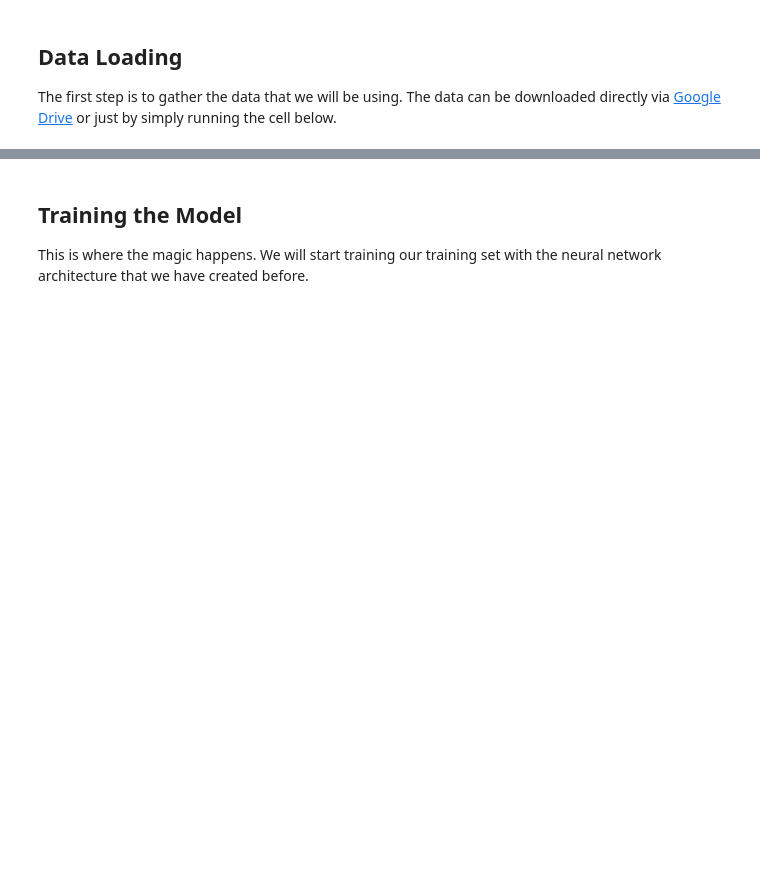
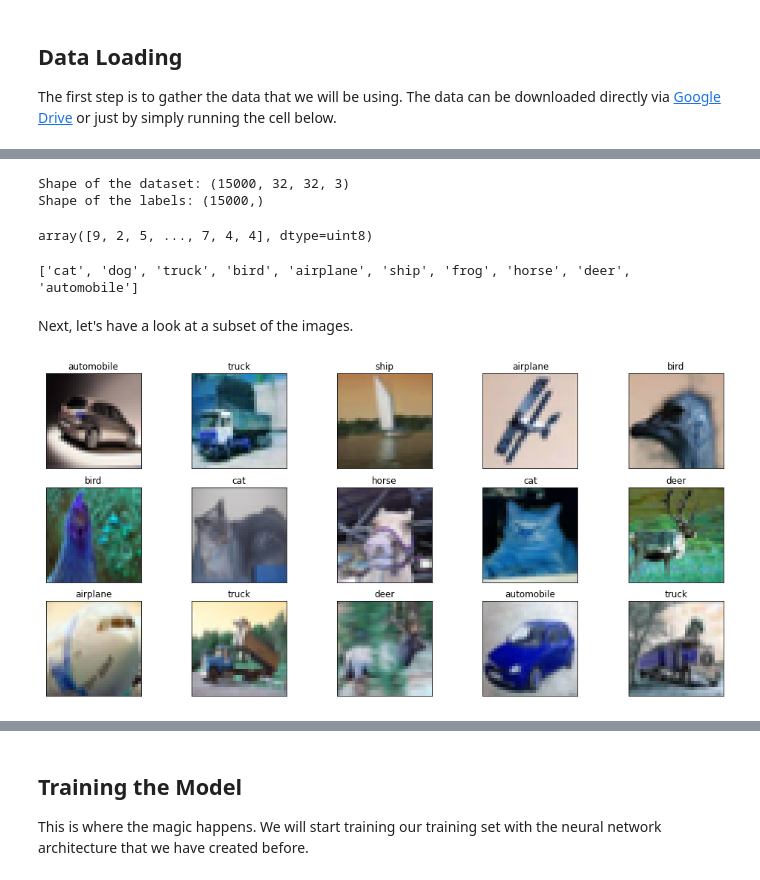
Before and after one commit to UCLAIS/doxa-challenges, a Jupyter notebook: Challenge-2/starter-SOLUTION.ipynb, the cells around one changed output, grey strips where cells are left out. Cells and saved outputs as stored; diff of their text form; code cells hidden in the pictures; blank space fills up the shorter version.

```diff
--- a/Challenge-2/starter-SOLUTION.ipynb
+++ b/Challenge-2/starter-SOLUTION.ipynb
@@ -93,11 +75,0 @@ Next, let's have a look on a subset of the images we have
-# %%
-fig, axes = plt.subplots(ncols=5, nrows=3, figsize=(17, 8))
-index = 0
-for i in range(3):
-    for j in range(5):
-        axes[i,j].set_title(label_name[label[index]])
-        axes[i,j].imshow(data[index])
-        axes[i,j].get_xaxis().set_visible(False)
-        axes[i,j].get_yaxis().set_visible(False)
-        index += 1
-plt.show()
@@ -206,0 +78,10 @@ Go to this [cool website](http://alexlenail.me/NN-SVG/index.html) where you can
+# %%
+# Select either the "small" dataset or the "large" dataset
+DATASET = "small"
+# DATASET = "large"
+
+# Load the saved .npz file
+data_original = np.load(f"./data/train_{DATASET}.npz")["data"]
+
+# Load the labels
+labels = np.genfromtxt(f"./data/train_{DATASET}_label.csv").astype("uint8")
@@ -206,0 +97,34 @@ Go to this [cool website](http://alexlenail.me/NN-SVG/index.html) where you can
+# %%
+# Let's have a look at the shape of our training and testing set
+print(f"Shape of the dataset: {data.shape}")
+print(f"Shape of the labels: {labels.shape}")
+# %% [output]
+Shape of the dataset: (15000, 32, 32, 3)
+Shape of the labels: (15000,)
+# %%
+labels
+# %% [output]
+array([9, 2, 5, ..., 7, 4, 4], dtype=uint8)
+# %%
+# Print the labels
+label_names = open("./data/label.txt").read().splitlines()
+
+print(label_names)
+# %% [output]
+['cat', 'dog', 'truck', 'bird', 'airplane', 'ship', 'frog', 'horse', 'deer', 'automobile']
+# %% [markdown]
+Next, let's have a look at a subset of the images.
+# %%
+fig, axes = plt.subplots(ncols=5, nrows=3, figsize=(17, 8))
+index = 0
+for i in range(3):
+    for j in range(5):
+        axes[i, j].set_title(label_names[labels[index]])
+        axes[i, j].imshow(data[index])
+        axes[i, j].get_xaxis().set_visible(False)
+        axes[i, j].get_yaxis().set_visible(False)
+        index += 1
+
+plt.show()
+# %% [output]
+[figure, added]
```
Also changed, not shown: parts of 54 cells of this notebook, 2 other files.
